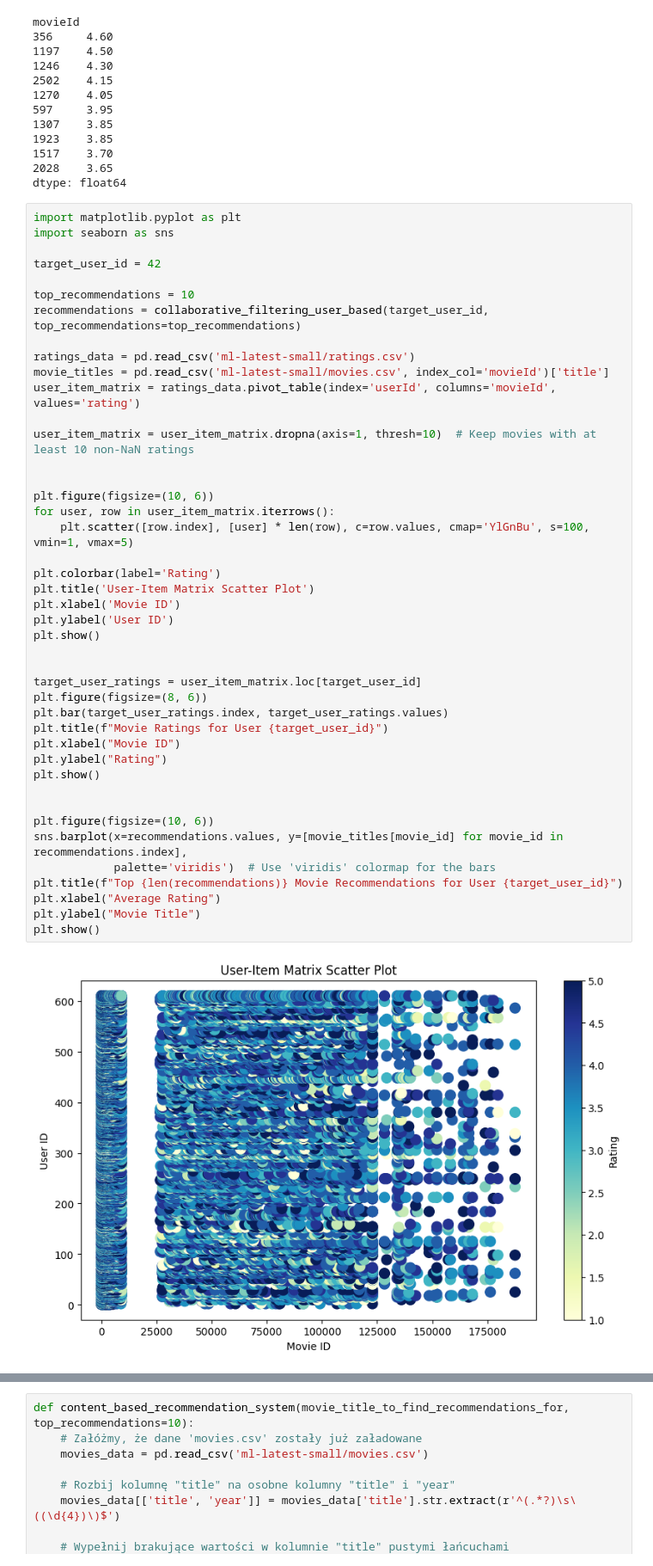
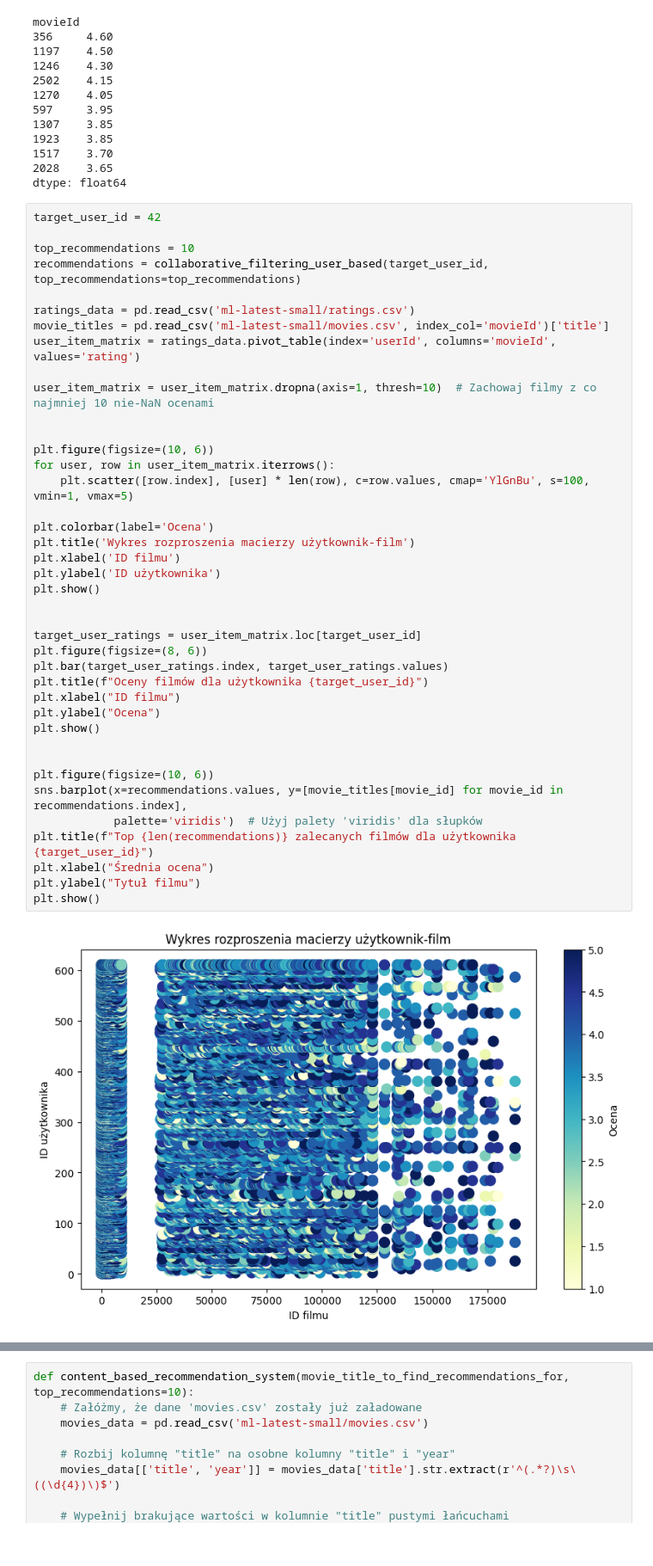
Before and after one commit to g00gas/ml-studia, a Jupyter notebook: main.ipynb, the cells around one changed output, grey strips where cells are left out. Shown at 86% size. Cells and saved outputs as stored; diff of their text form.

```diff
--- a/main.ipynb
+++ b/main.ipynb
@@ -165,47 +165,44 @@ movieId
 2028    3.65
 dtype: float64
 # %%
-import matplotlib.pyplot as plt
-import seaborn as sns
-
 target_user_id = 42
 
 top_recommendations = 10
 recommendations = collaborative_filtering_user_based(target_user_id, top_recommendations=top_recommendations)
 
 ratings_data = pd.read_csv('ml-latest-small/ratings.csv')
 movie_titles = pd.read_csv('ml-latest-small/movies.csv', index_col='movieId')['title']
 user_item_matrix = ratings_data.pivot_table(index='userId', columns='movieId', values='rating')
 
-user_item_matrix = user_item_matrix.dropna(axis=1, thresh=10)  # Keep movies with at least 10 non-NaN ratings
+user_item_matrix = user_item_matrix.dropna(axis=1, thresh=10)  # Zachowaj filmy z co najmniej 10 nie-NaN ocenami
 
 
 plt.figure(figsize=(10, 6))
 for user, row in user_item_matrix.iterrows():
     plt.scatter([row.index], [user] * len(row), c=row.values, cmap='YlGnBu', s=100, vmin=1, vmax=5)
 
-plt.colorbar(label='Rating')
-plt.title('User-Item Matrix Scatter Plot')
-plt.xlabel('Movie ID')
-plt.ylabel('User ID')
+plt.colorbar(label='Ocena')
+plt.title('Wykres rozproszenia macierzy użytkownik-film')
+plt.xlabel('ID filmu')
+plt.ylabel('ID użytkownika')
 plt.show()
 
 
 target_user_ratings = user_item_matrix.loc[target_user_id]
 plt.figure(figsize=(8, 6))
 plt.bar(target_user_ratings.index, target_user_ratings.values)
-plt.title(f"Movie Ratings for User {target_user_id}")
-plt.xlabel("Movie ID")
-plt.ylabel("Rating")
+plt.title(f"Oceny filmów dla użytkownika {target_user_id}")
+plt.xlabel("ID filmu")
+plt.ylabel("Ocena")
 plt.show()
 
 
 plt.figure(figsize=(10, 6))
 sns.barplot(x=recommendations.values, y=[movie_titles[movie_id] for movie_id in recommendations.index],
-            palette='viridis')  # Use 'viridis' colormap for the bars
-plt.title(f"Top {len(recommendations)} Movie Recommendations for User {target_user_id}")
-plt.xlabel("Average Rating")
-plt.ylabel("Movie Title")
+            palette='viridis')  # Użyj palety 'viridis' dla słupków
+plt.title(f"Top {len(recommendations)} zalecanych filmów dla użytkownika {target_user_id}")
+plt.xlabel("Średnia ocena")
+plt.ylabel("Tytuł filmu")
 plt.show()
 # %% [output]
-[figure, old version]
+[figure, new version]
```
Also changed, not shown: parts of 1 cell of this notebook.
